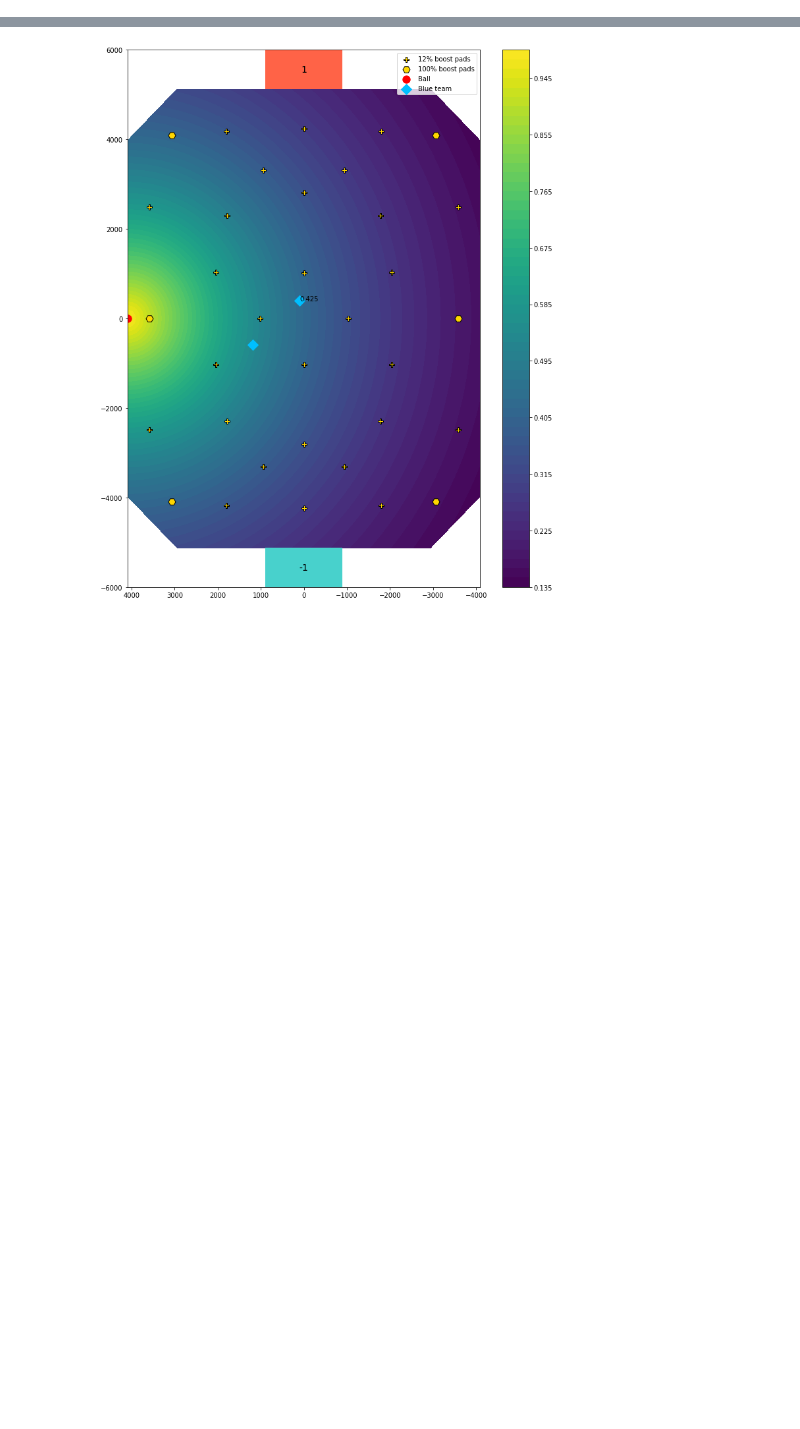
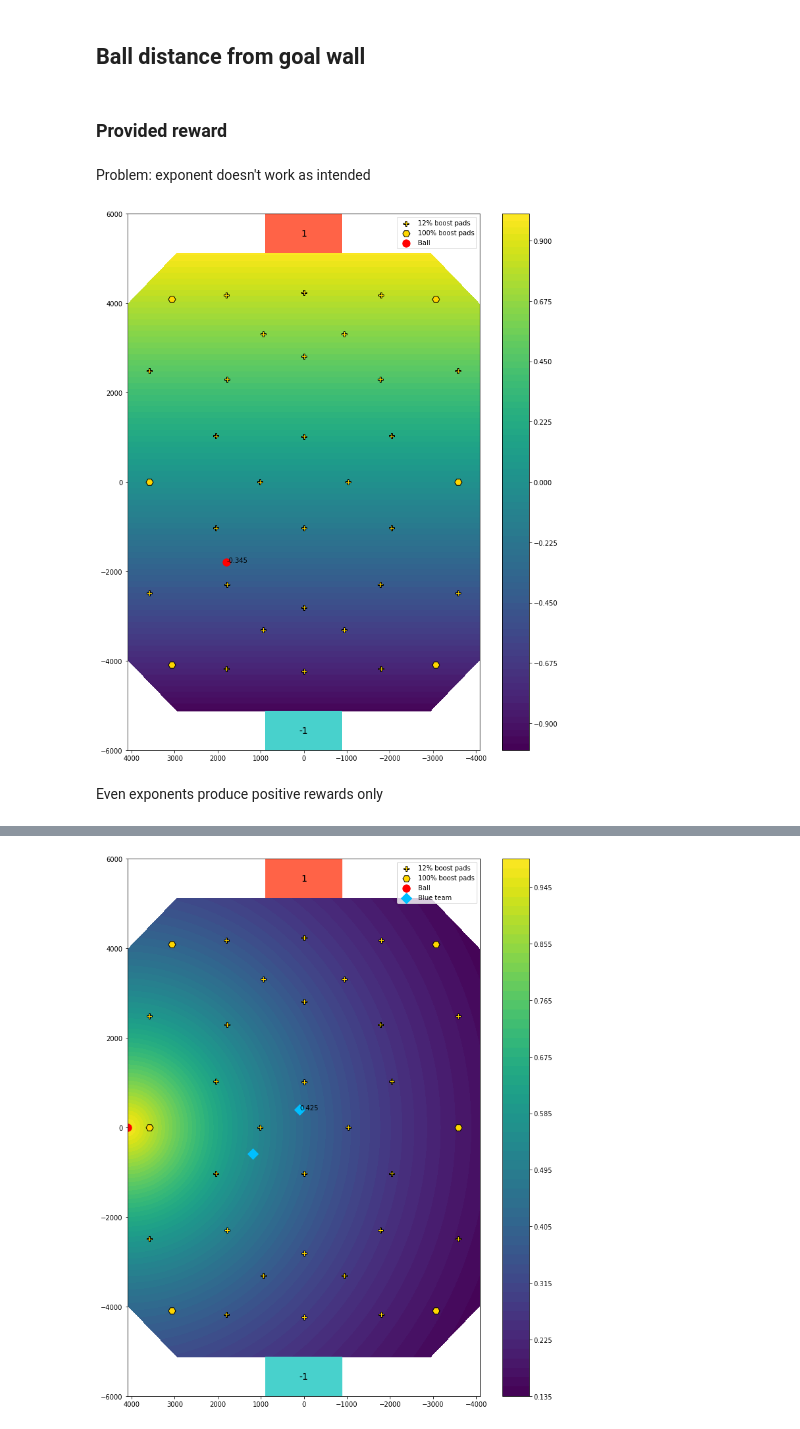
Before and after one commit to Enkhai/lucy-utils, a Jupyter notebook: examples/16_custom_reward_analysis.ipynb, the cells around one changed output, grey strips where cells are left out. Cells and saved outputs as stored; diff of their text form; code cells hidden in the pictures; blank space fills up the shorter version.

Commit message:
Complete custom rewards and analysis

```diff
--- a/examples/16_custom_reward_analysis.ipynb
+++ b/examples/16_custom_reward_analysis.ipynb
@@ -25,0 +19,2 @@ plotting.arena_contour(ball2goal_dist_zs,
+# %%
+ball_position = np.array([1800, -1800, 400])
@@ -29,0 +25,14 @@ NameError: name 'np' is not defined
+# %% [markdown]
+## Ball distance from goal wall
+# %% [markdown]
+### Provided reward
+# %% [markdown]
+Problem: exponent doesn't work as intended
+# %%
+ball2goalwall_dist_zs = common.ball_y_coord(arena_positions, exponent=1)
+# %%
+plotting.arena_contour(ball2goalwall_dist_zs, ball_position, annotate_ball=True)
+# %% [output]
+[figure, added]
+# %% [markdown]
+Even exponents produce positive rewards only
```
Also changed, not shown: parts of 74 cells of this notebook, 3 other files.
